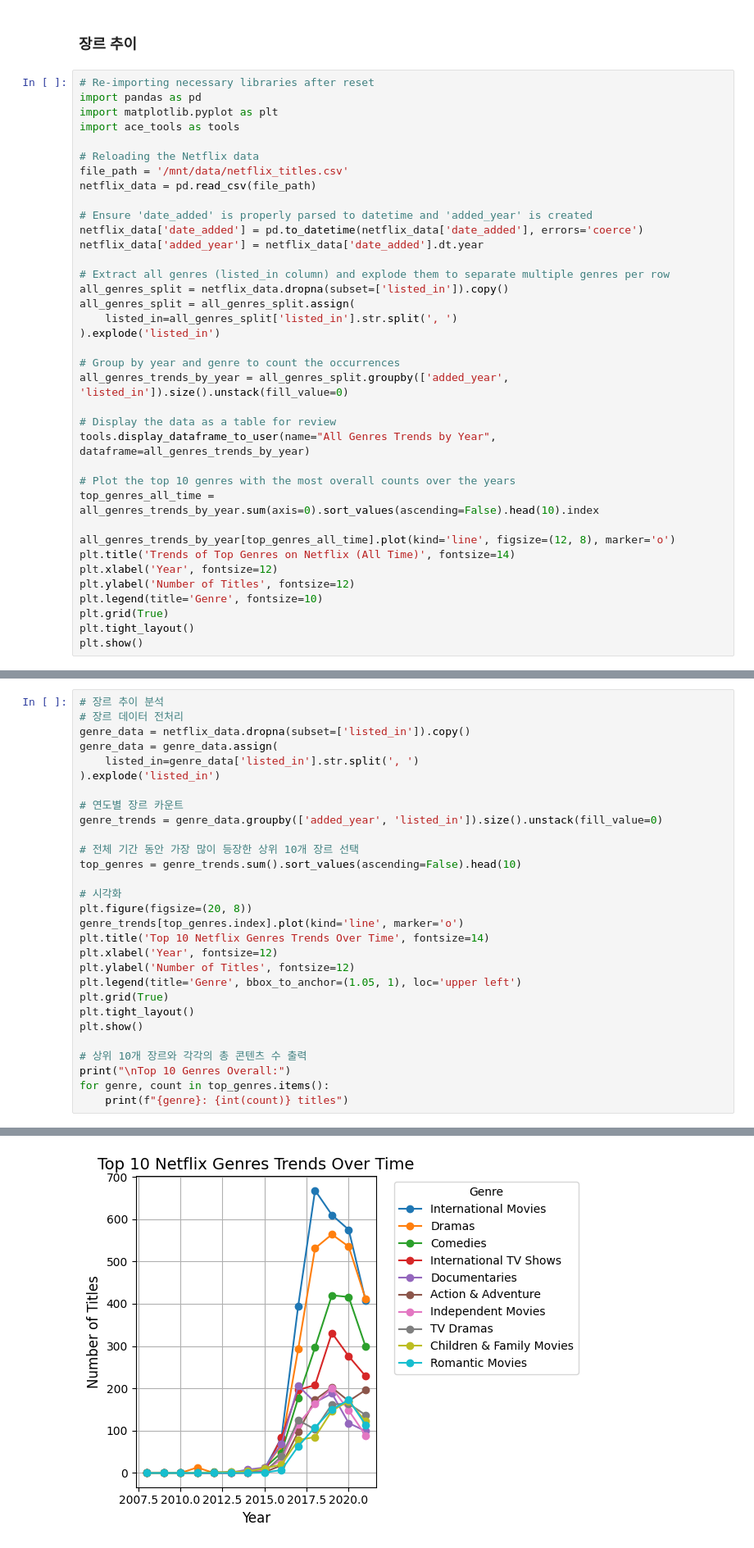
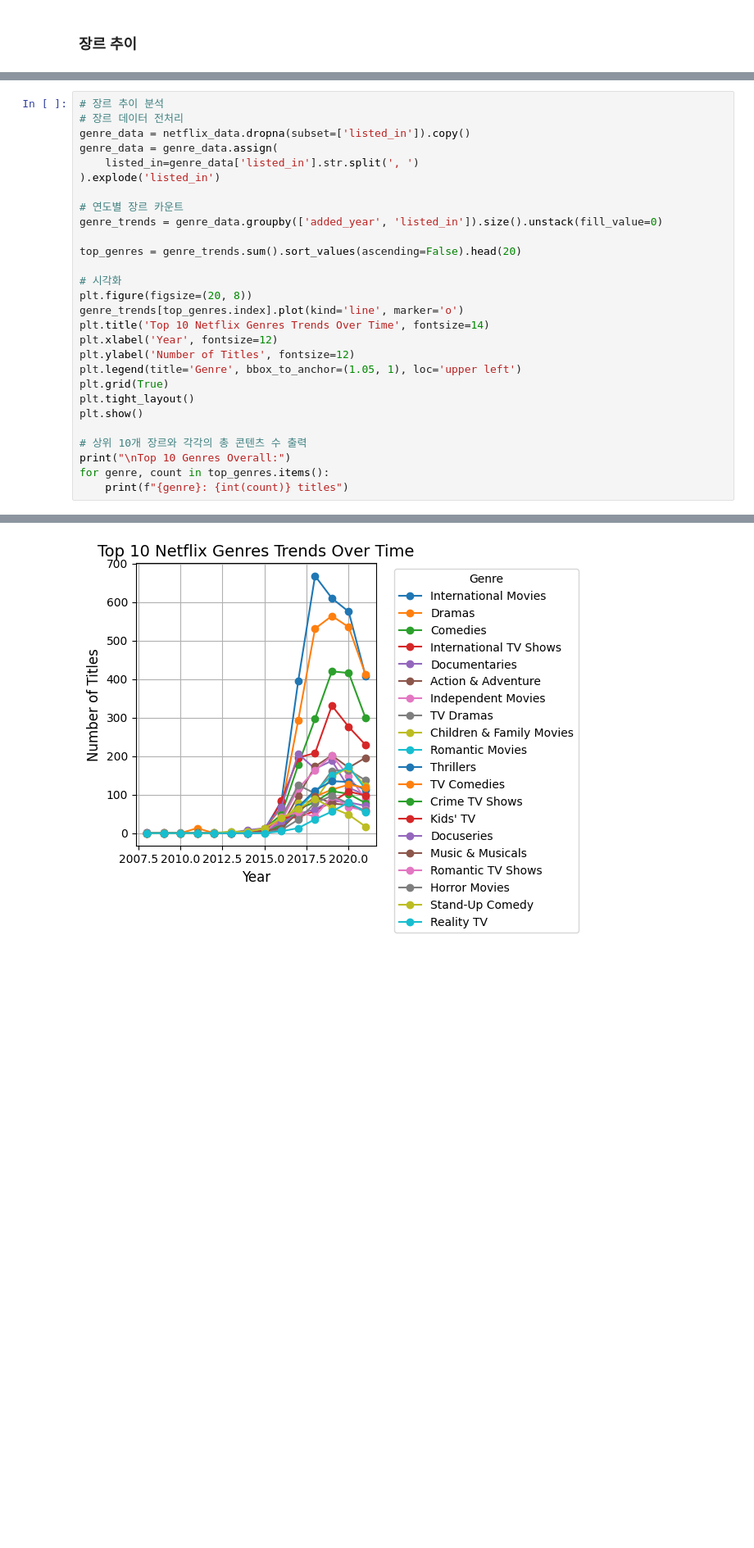
Before and after one commit to seungboAn/DATAthon, a Jupyter notebook: 김대환/joshworkspace.ipynb, the cells around one changed output, grey strips where cells are left out. Shown at 82% size. Drawn from its saved outputs; the diff is of its cells as text; blank space fills up the shorter version.

```diff
--- a/김대환/joshworkspace.ipynb
+++ b/김대환/joshworkspace.ipynb
@@ -387,40 +387,3 @@ Total Non-Family Content: 6755 (76.70%)
 Total Content: 8807
 # %% [markdown]
 ### 장르 추이
-# %%
-# Re-importing necessary libraries after reset
-import pandas as pd
-import matplotlib.pyplot as plt
-import ace_tools as tools
-
-# Reloading the Netflix data
-file_path = '/mnt/data/netflix_titles.csv'
-netflix_data = pd.read_csv(file_path)
-
-# Ensure 'date_added' is properly parsed to datetime and 'added_year' is created
-netflix_data['date_added'] = pd.to_datetime(netflix_data['date_added'], errors='coerce')
-netflix_data['added_year'] = netflix_data['date_added'].dt.year
-
-# Extract all genres (listed_in column) and explode them to separate multiple genres per row
-all_genres_split = netflix_data.dropna(subset=['listed_in']).copy()
-all_genres_split = all_genres_split.assign(
-    listed_in=all_genres_split['listed_in'].str.split(', ')
-).explode('listed_in')
-
-# Group by year and genre to count the occurrences
-all_genres_trends_by_year = all_genres_split.groupby(['added_year', 'listed_in']).size().unstack(fill_value=0)
-
-# Display the data as a table for review
-tools.display_dataframe_to_user(name="All Genres Trends by Year", dataframe=all_genres_trends_by_year)
-
-# Plot the top 10 genres with the most overall counts over the years
-top_genres_all_time = all_genres_trends_by_year.sum(axis=0).sort_values(ascending=False).head(10).index
-
-all_genres_trends_by_year[top_genres_all_time].plot(kind='line', figsize=(12, 8), marker='o')
-plt.title('Trends of Top Genres on Netflix (All Time)', fontsize=14)
-plt.xlabel('Year', fontsize=12)
-plt.ylabel('Number of Titles', fontsize=12)
-plt.legend(title='Genre', fontsize=10)
-plt.grid(True)
-plt.tight_layout()
-plt.show()
@@ -429,35 +390,34 @@ ModuleNotFoundError: No module named 'ace_tools'
 # %%
 # 장르 추이 분석
 # 장르 데이터 전처리
 genre_data = netflix_data.dropna(subset=['listed_in']).copy()
 genre_data = genre_data.assign(
     listed_in=genre_data['listed_in'].str.split(', ')
 ).explode('listed_in')
 
 # 연도별 장르 카운트
 genre_trends = genre_data.groupby(['added_year', 'listed_in']).size().unstack(fill_value=0)
 
-# 전체 기간 동안 가장 많이 등장한 상위 10개 장르 선택
-top_genres = genre_trends.sum().sort_values(ascending=False).head(10)
+top_genres = genre_trends.sum().sort_values(ascending=False).head(20)
 
 # 시각화
 plt.figure(figsize=(20, 8))
 genre_trends[top_genres.index].plot(kind='line', marker='o')
 plt.title('Top 10 Netflix Genres Trends Over Time', fontsize=14)
 plt.xlabel('Year', fontsize=12)
 plt.ylabel('Number of Titles', fontsize=12)
 plt.legend(title='Genre', bbox_to_anchor=(1.05, 1), loc='upper left')
 plt.grid(True)
 plt.tight_layout()
 plt.show()
 
 # 상위 10개 장르와 각각의 총 콘텐츠 수 출력
 print("\nTop 10 Genres Overall:")
 for genre, count in top_genres.items():
     print(f"{genre}: {int(count)} titles")
 # %% [output]
 <Figure size 2000x800 with 0 Axes>
-[figure, old version]
+[figure, new version]
 Top 10 Genres Overall:
 International Movies: 2752 titles
 Dramas: 2427 titles
```
Also changed, not shown: parts of 2 cells of this notebook.
